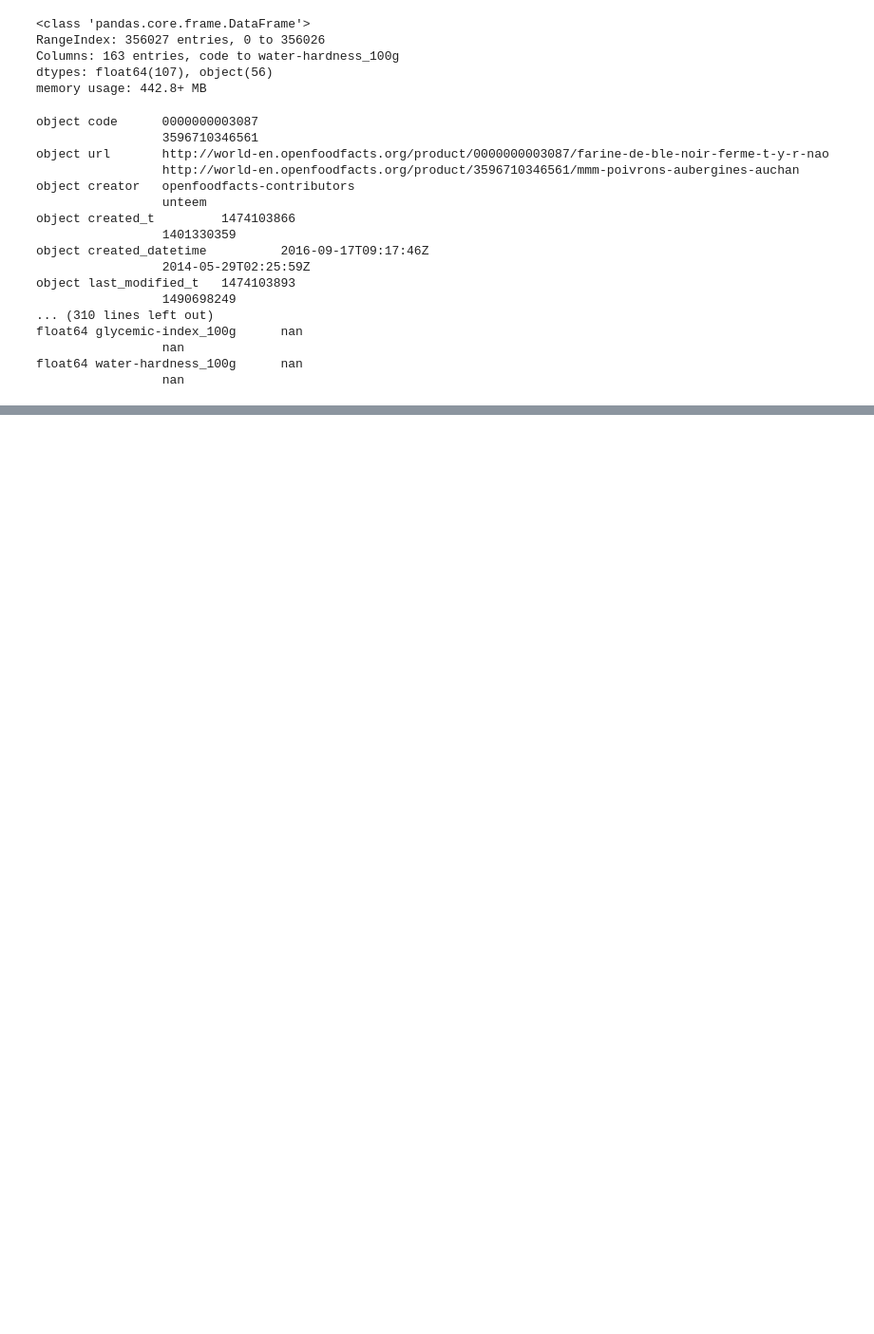
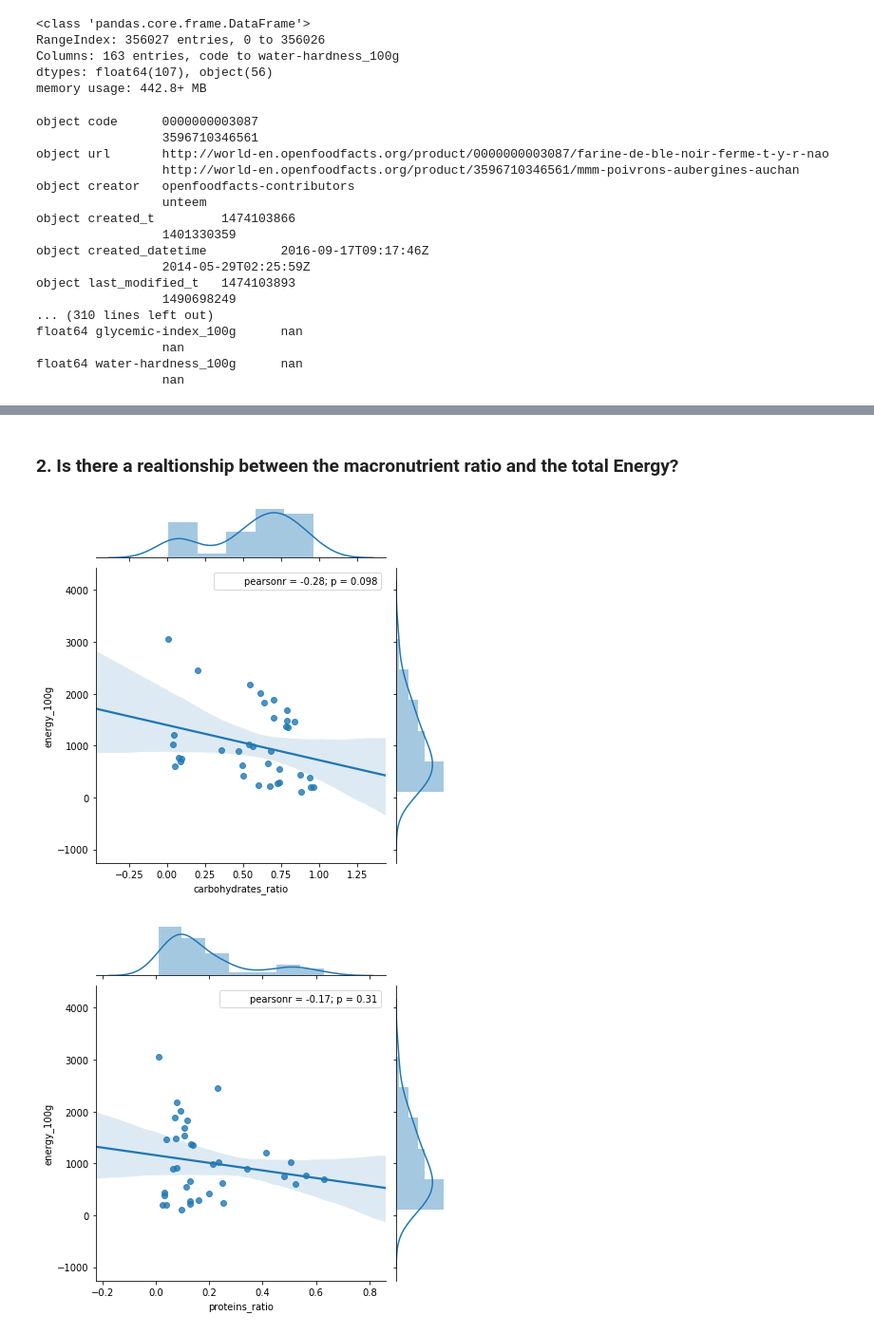
Before and after one commit to chadmulligan/PythonStuff, a Jupyter notebook: 2. DA/project-ads-ml-c2-s9-643/DA - Course Project.ipynb, the cells around one changed output, grey strips where cells are left out. Shown at 95% size. Saved outputs shown, nothing was run; the diff lists cells and outputs as text; code cells hidden in the pictures; blank space fills up the shorter version.

```diff
--- a/2. DA/project-ads-ml-c2-s9-643/DA - Course Project.ipynb
+++ b/2. DA/project-ads-ml-c2-s9-643/DA - Course Project.ipynb
@@ -54,0 +363,9 @@ float64 water-hardness_100g      nan
+# %% [markdown]
+### 2. Is there a realtionship between the macronutrient ratio and the total Energy?
+# %%
+for i in dataSubMeans.columns[5:]:
+    #sns.lmplot(x=i, y='energy_100g', data=dataSubMeans)
+    sns.jointplot(x=i, y='energy_100g', data=dataSubMeans, kind="reg");
+# %% [output]
+[figure, added]
+[figure, added]
```
Also changed, not shown: parts of 84 cells of this notebook, 8 other files.
